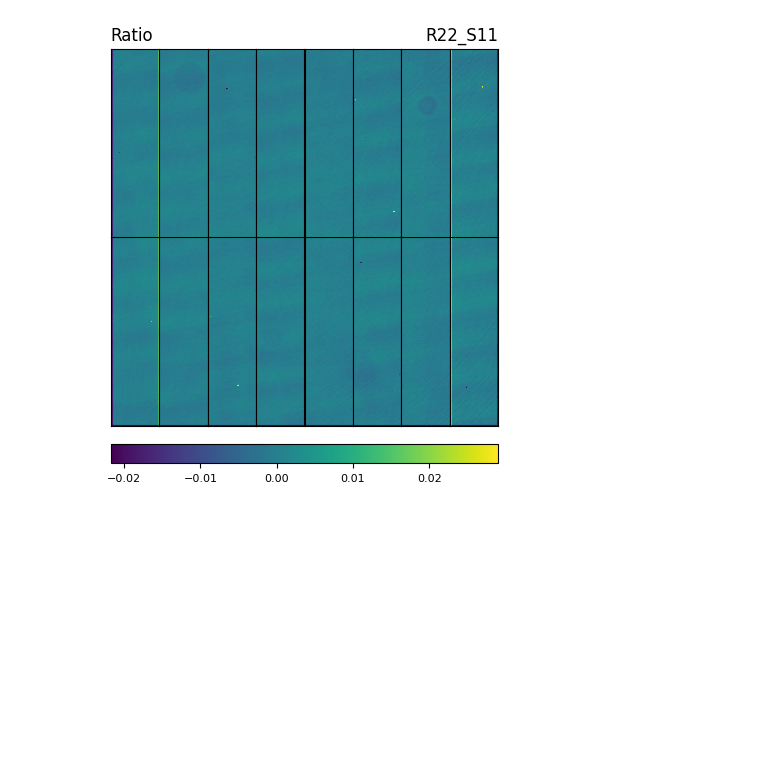
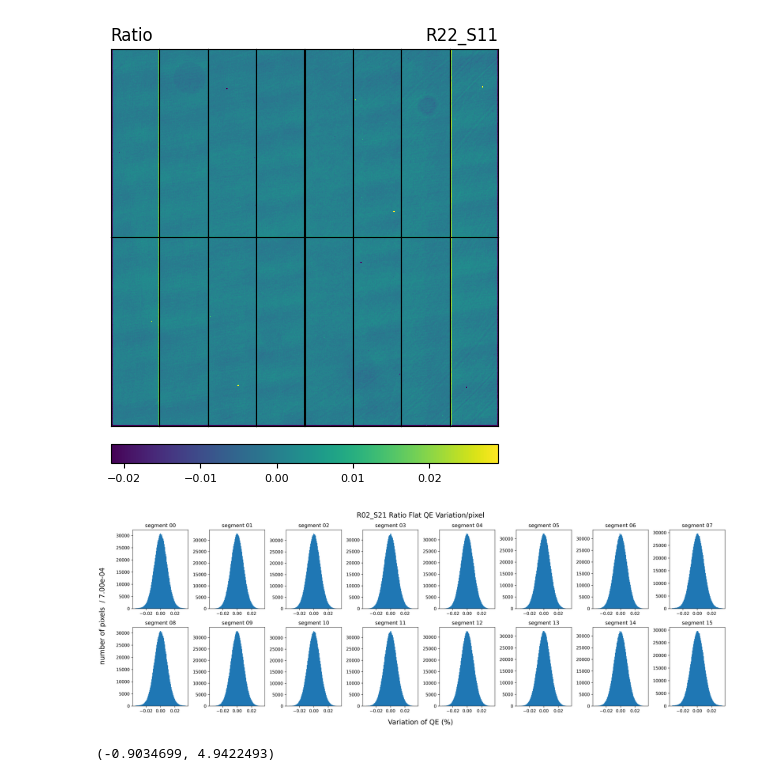
Before and after one commit to youtsumi/summer_research_2020, a Jupyter notebook: R22_S11_RED.ipynb, the cells around one changed output. Drawn from its saved outputs; the diff is of its cells as text; code cells hidden in the pictures; blank space fills up the shorter version.

Commit message:
add histograms

```diff
--- a/R22_S11_RED.ipynb
+++ b/R22_S11_RED.ipynb
@@ -326,3 +326,42 @@ plt.show()
 [figure]
 [figure]
 [figure]
+# %%
+xmin= -0.035
+xmax= 0.035
+nbins= 101
+bins= np.linspace(xmin, xmax, nbins)
+width = (xmax-xmin)/ (nbins-1)
+
+
+# creating histogram plots for R22_S11 ratio
+fig, axs = plt.subplots(2, 8, figsize=(20,7),dpi=300)
+rows = 2
+columns = 8
+axs = axs.ravel()
+
+fig.suptitle('R02_S21 Ratio Flat QE Variation/pixel', fontsize=16)
+fig.text(0.5, 0.0, "Variation of QE (%)", ha='center', fontsize=16)
+fig.text(-0.02, 0.5, "number of pixels  / %.2e" % width, va='center', rotation='vertical', fontsize=16)
+
+for i in range(16):
+    if i < 8:
+        x = (normedimg_bot[i] - red_bot[i]) / red_bot[i]
+    else:
+        x = (normedimg_bot[i - columns] - red_bot[i - columns]) / red_bot[i - columns]
+
+    axs[i].hist(x.flat, bins=bins, histtype='bar')
+
+    if i > 9:
+        axs[i].set_title("segment " + str(i))
+    else:
+        axs[i].set_title("segment 0" + str(i))
+
+fig.tight_layout(rect=[0, 0.03, 1, 0.95])
+plt.show()
+# %% [output]
+[figure, added]
+# %%
+x.min(), x.max()
+# %% [output]
+(-0.9034699, 4.9422493)
```
